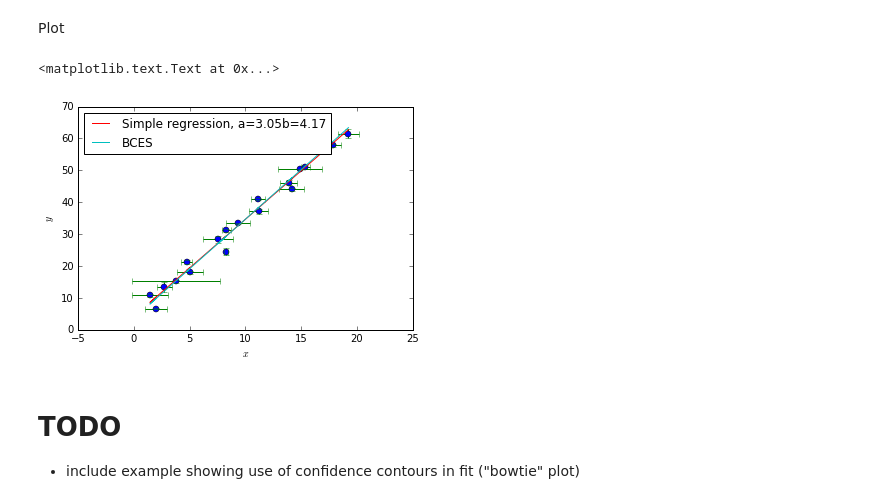
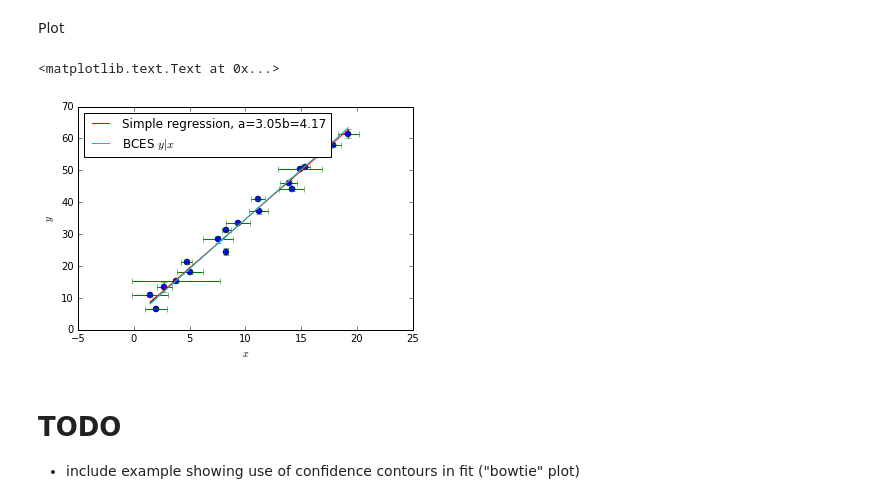
Before and after one commit to rsnemmen/BCES, a Jupyter notebook: misc howto bces.ipynb, the cells around one changed output. Saved outputs shown, nothing was run; the diff lists cells and outputs as text; code cells hidden in the pictures.

```diff
--- a/misc howto bces.ipynb
+++ b/misc howto bces.ipynb
@@ -86,14 +89,14 @@ Plot
 # %%
 plot(x,y,'o')
 errorbar(x,y,xer,yer,ls='None')
 plot(x,yfit,label='Simple regression, a={:.2F}'.format(aa)+'b={:.2F}'.format(bb))
-plot(x,ybces,label='BCES')
+plot(x,ybces,label='BCES $y|x$')
 legend(loc='best')
 xlabel('$x$')
 ylabel('$y$')
 # %% [output]
 <matplotlib.text.Text at 0x...>
-[figure, old version]
+[figure, new version]
 # %% [markdown]
 # TODO
 
```
Also changed, not shown: parts of 6 cells of this notebook, 1 other file.
